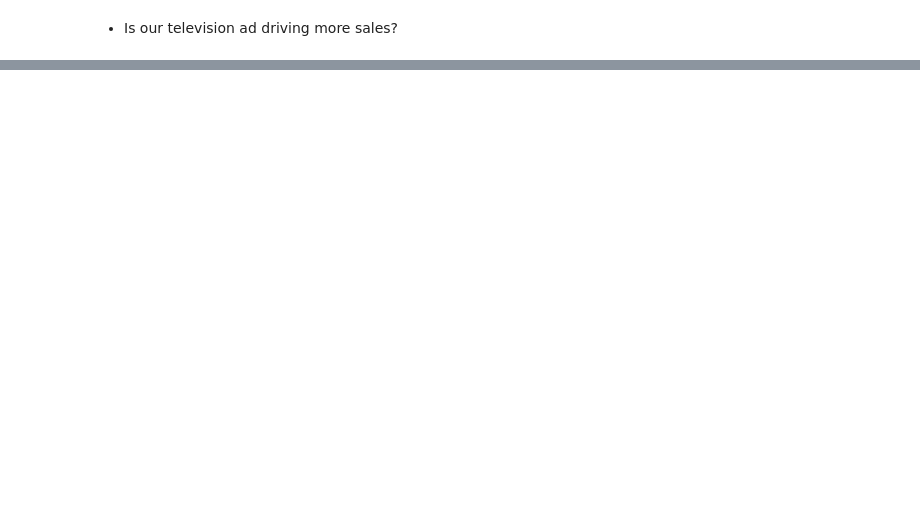
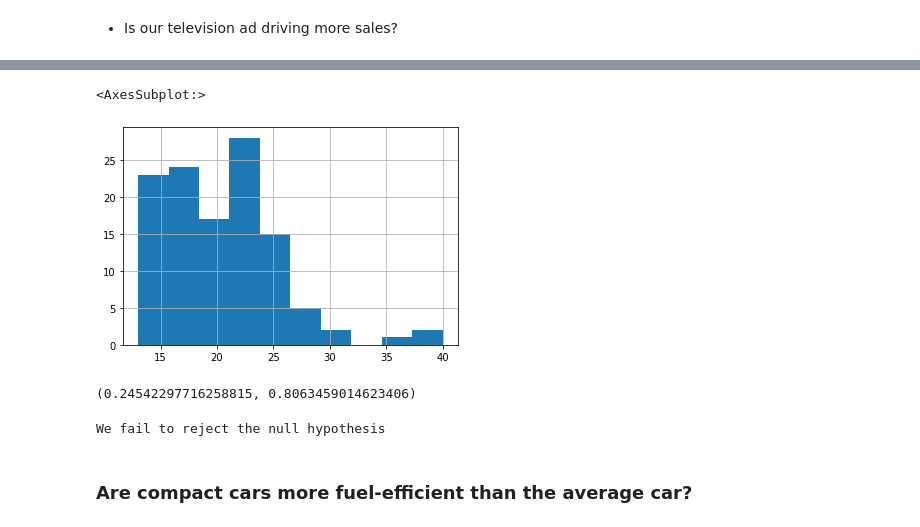
Before and after one commit to DBerchelmann/statistics-exercises, a Jupyter notebook: hypothesis_testing.ipynb, the cells around one changed output, grey strips where cells are left out. Cells and saved outputs as stored; diff of their text form; code cells hidden in the pictures; blank space fills up the shorter version.

```diff
--- a/hypothesis_testing.ipynb
+++ b/hypothesis_testing.ipynb
@@ -36,0 +126,19 @@
+# %%
+year_99.average_mileage.hist()
+# %% [output]
+<AxesSubplot:>
+[figure, added]
+# %%
+t, p = stats.ttest_ind(year_99.average_mileage, year_08.average_mileage)
+t, p
+# %% [output]
+(0.24542297716258815, 0.8063459014623406)
+# %%
+if (p/2) < a and t > 0:
+    print("Reject the null hypothesis")
+else:
+    print("We fail to reject the null hypothesis")
+# %% [output]
+We fail to reject the null hypothesis
+# %% [markdown]
+ ### Are compact cars more fuel-efficient than the average car?
```
Also changed, not shown: parts of 37 cells of this notebook, 1 other file.
